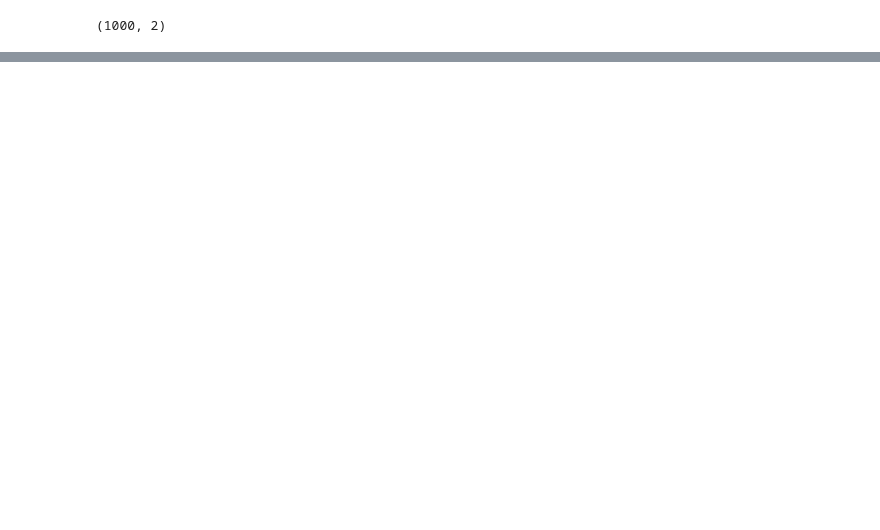
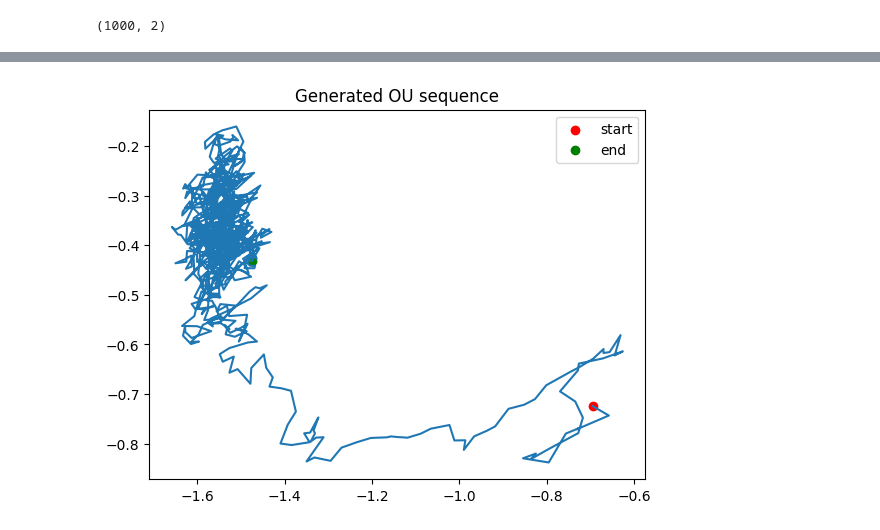
Before and after one commit to virajnain/transformers-training, a Jupyter notebook: OU_Process.ipynb, the cells around one changed output, grey strips where cells are left out. Drawn from its saved outputs; the diff is of its cells as text; code cells hidden in the pictures; blank space fills up the shorter version.

Commit message:
added model

```diff
--- a/OU_Process.ipynb
+++ b/OU_Process.ipynb
@@ -48,0 +88,24 @@ plt.show()
+# %%
+class Transformer(nn.Module):
+    def __init__(self, input_dim, d_model, nhead, num_layers, dim_feedforward):
+        super().__init__()
+        self.input_proj = nn.Linear(input_dim, d_model) #project 2D input to d_model
+        self.pos_enc = nn.Parameter(torch.randn(1,1000,d_model)) #simple learned positional encoding
+        encoder_layer = nn.TransformerEncoderLayer(d_model=d_model, nhead = nhead, dim_feedforward=dim_feedforward, batch_first=True)
+        self.transformer = nn.TransformerEncoder(encoder_layer, num_layers=num_layers)
+        self.output_proj = nn.Linear(d_model, input_dim) #project back to 2D
+
+    def forward(self, x):
+        #x = [batch, seq_len, input_dim]
+        x=self.input_proj(x)
+        x = x + self.pos_enc[:, x.size(1), :] #add positional encoding
+        x = self.transformer(x) # transformer expects [seq_len, batch, d_model]
+        x = x[:, -1, :] #take output of last token
+        x = self.output_proj(x)
+        return x
+# %%
+model = Transformer(2, 32, 4, 2, 64)
+optimizer = torch.optim.Adam(model.parameters(), lr=1e-3)
+criterion = nn.MSELoss() # predicting continuous values
+device = torch.device("cuda" if torch.cuda.is_available() else "cpu")
+model = model.to(device)
@@ -48,0 +141,20 @@ plt.show()
+# %%
+seq_len = 1000  # length of generated sequence
+context = torch.tensor(seq[:k], dtype=torch.float32).unsqueeze(0).to(device)  # start with initial context
+generated = context.clone()
+
+for _ in range(seq_len - k):
+    next_point = model(context)
+    generated = torch.cat([generated, next_point.unsqueeze(1)], dim=1)
+    context = generated[:, -k:, :]  # slide window
+
+gen_seq = generated.squeeze(0).cpu().detach().numpy()
+# %%
+plt.plot(gen_seq[:,0], gen_seq[:,1])
+plt.scatter(gen_seq[0,0], gen_seq[0,1], color='red', label='start')
+plt.scatter(gen_seq[-1,0], gen_seq[-1,1], color='green', label='end')
+plt.legend()
+plt.title("Generated OU sequence")
+plt.show()
+# %% [output]
+[figure, added]
```
Also changed, not shown: parts of 11 cells of this notebook.
